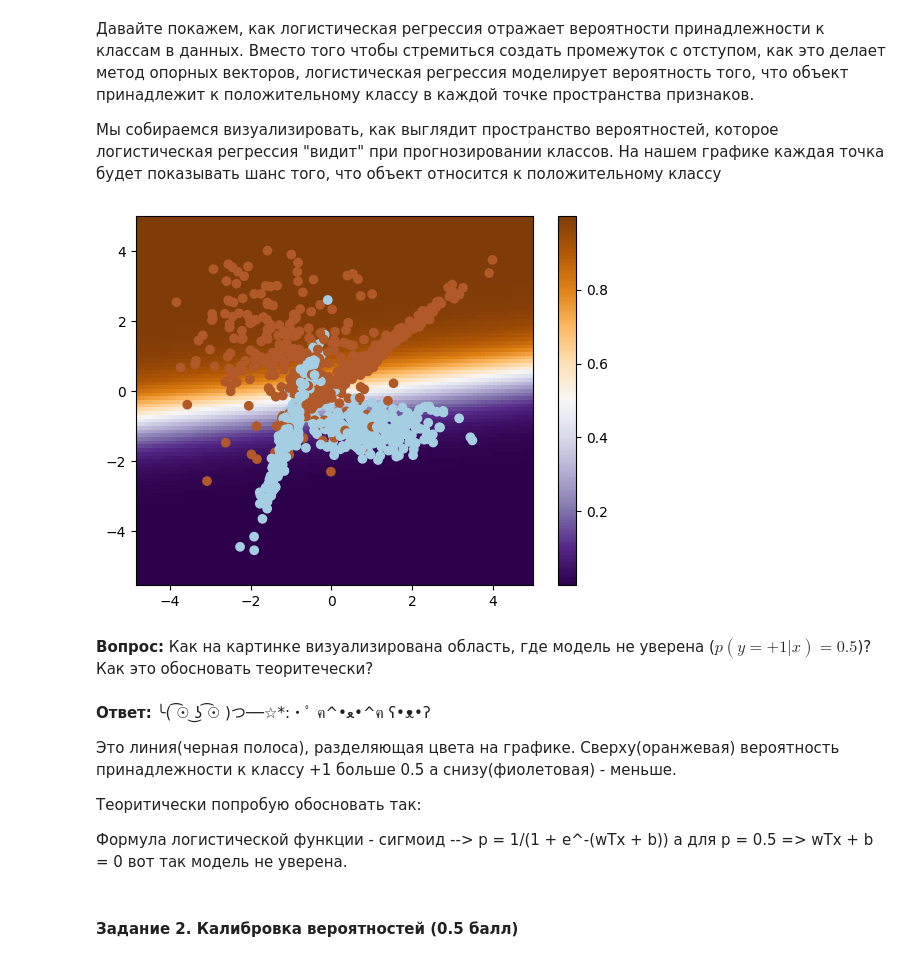
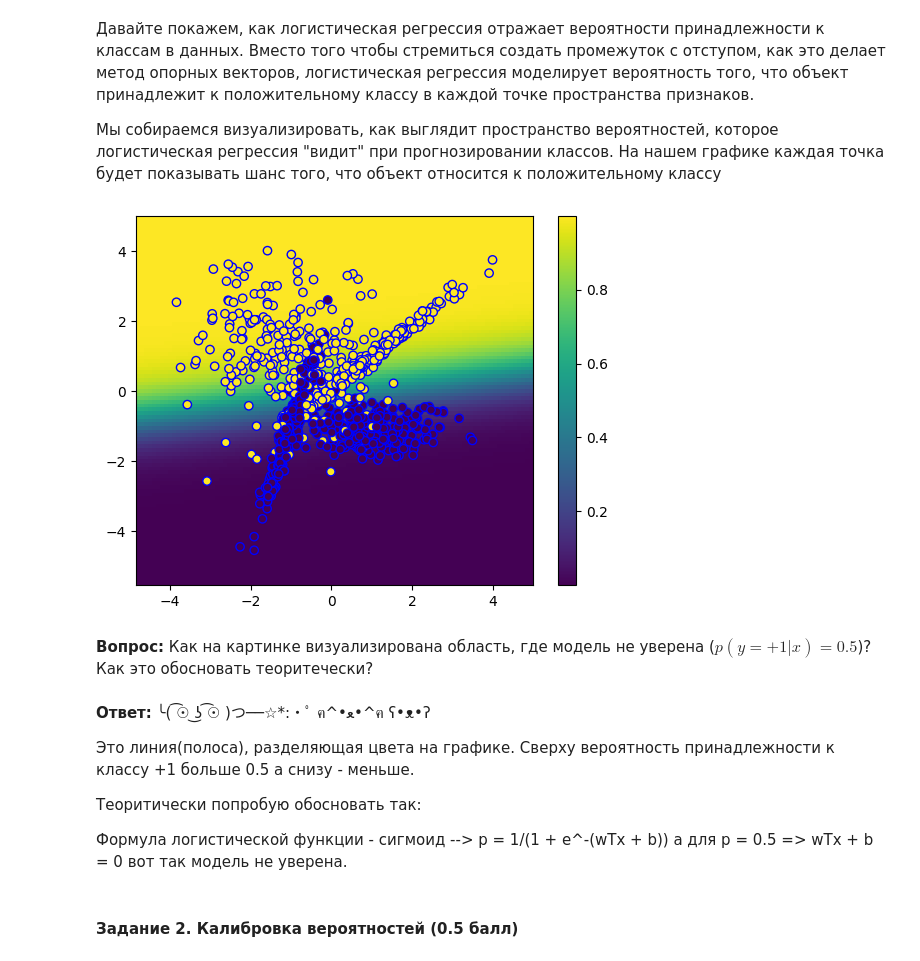
Before and after one commit to MidnightShad0w/LinearClassificationLab5, a Jupyter notebook: Копия_блокнота__ML_MAI_Linear_classification_LAB_5_ipynb_1.ipynb, the cells around one changed output. Saved outputs shown, nothing was run; the diff lists cells and outputs as text; code cells hidden in the pictures.

```diff
--- a/Копия_блокнота__ML_MAI_Linear_classification_LAB_5_ipynb_1.ipynb
+++ b/Копия_блокнота__ML_MAI_Linear_classification_LAB_5_ipynb_1.ipynb
@@ -364,38 +364,38 @@ plot_svm_2D(X, y, model)
 # %%
 def plot_logreg_2D(X, y, model):
 
     #создали сетку
     xx = np.linspace(X[:, 0].min() - 1, X[:, 0].max() + 1, 100)
     yy = np.linspace(X[:, 1].min() - 1, X[:, 1].max() + 1, 100)
     YY, XX = np.meshgrid(yy, xx)
     xy = np.vstack([XX.ravel(), YY.ravel()]).T
 
     #Ответы модели для сетки для отрисовки распределения
     #your code here
     Z = model.predict_proba(xy)[:, 1]
     Z = Z.reshape((xx.shape[0], -1)).T
 
 
     image = plt.imshow(Z, interpolation='nearest',
                        extent=(xx.min(), xx.max(), yy.min(), yy.max()),
-                       aspect='auto', origin='lower', cmap=plt.cm.PuOr_r)
+                       aspect='auto', origin='lower')
 
     #Отрисовали выборку
-    plt.scatter(X[:, 0], X[:, 1], c=y, cmap=plt.cm.Paired) #your code here
+    plt.scatter(X[:, 0], X[:, 1], c=y, edgecolor="b") #your code here
 
     plt.colorbar(image)
 
 model = LogisticRegression()
 model.fit(X, y)
 plot_logreg_2D(X, y, model)
 # %% [output]
-[figure, old version]
+[figure, new version]
 # %% [markdown]
 **Вопрос:** Как на картинке визуализирована область, где модель не уверена ($p(y=+1|x) = 0.5$)? Как это обосновать теоритечески?
 # %% [markdown]
 **Ответ:** ╰( ͡☉ ͜ʖ ͡☉ )つ──☆*:・ﾟ   ฅ^•ﻌ•^ฅ   ʕ•ᴥ•ʔ
 
-Это линия(черная полоса), разделяющая цвета на графике. Сверху(оранжевая) вероятность принадлежности к классу +1 больше 0.5 а снизу(фиолетовая) - меньше.
+Это линия(полоса), разделяющая цвета на графике. Сверху вероятность принадлежности к классу +1 больше 0.5 а снизу - меньше.
 
 Теоритически попробую обосновать так:
 
```
Also changed, not shown: parts of 47 cells of this notebook, 1 other file.
